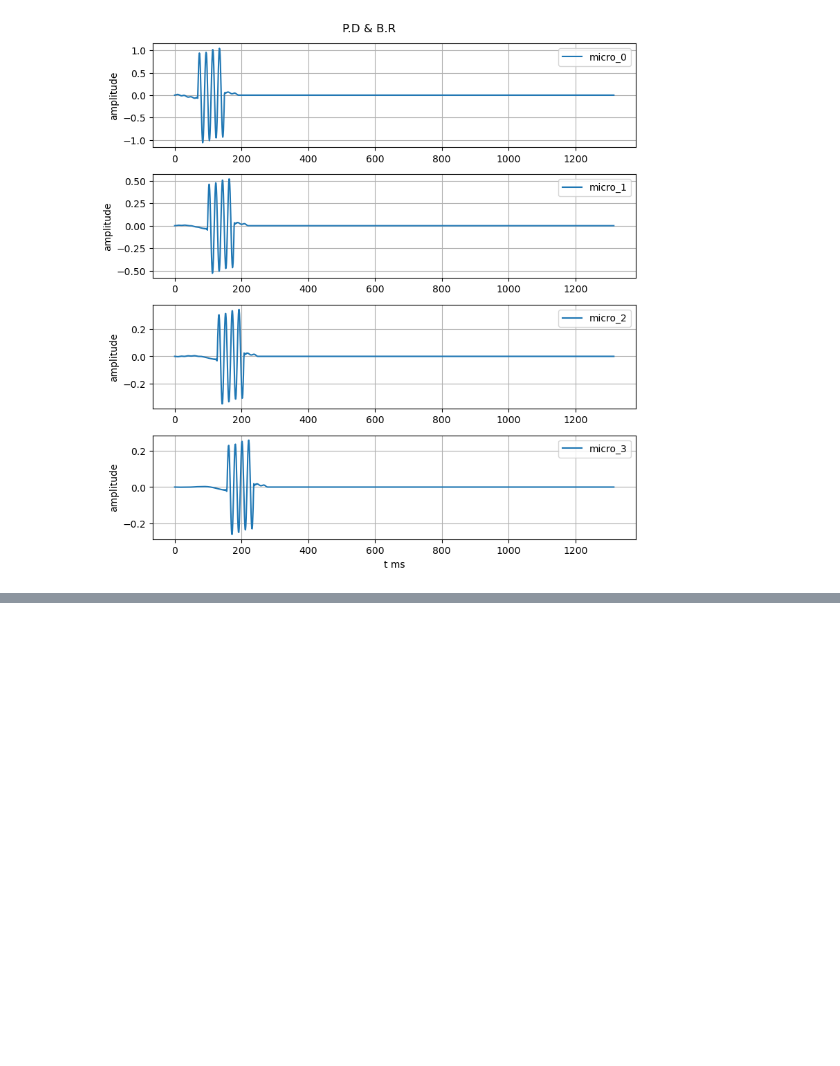
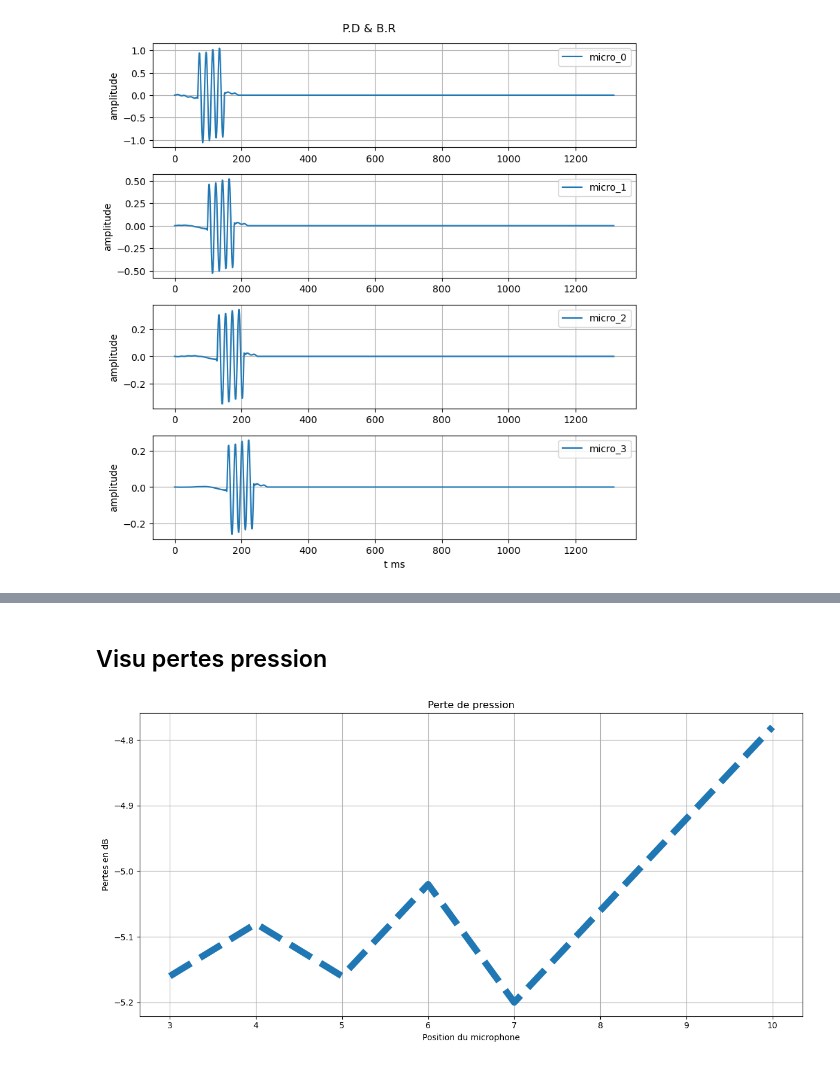
Before and after one commit to PierreDOE/TP2_Acoustics, a Jupyter notebook: Pierre_doe_TP2.ipynb, the cells around one changed output, grey strips where cells are left out. Saved outputs shown, nothing was run; the diff lists cells and outputs as text; code cells hidden in the pictures; blank space fills up the shorter version.

```diff
--- a/Pierre_doe_TP2.ipynb
+++ b/Pierre_doe_TP2.ipynb
@@ -2965,0 +3135,16 @@ room.simulate()
+# %% [markdown]
+## Visu pertes pression
+# %%
+list_pertes_pression = [-20.51, -27.58,  -31.94,  -35.12, -37.62, -43.10]
+list_pertes_pression = [-5.16, -5.08, -5.16,-5.02, -5.20, -4.78 ]
+list_distances = [3,4,5,6,7,10]
+plt.figure(figsize=(12, 6))
+plt.title("Perte de pression")
+plt.plot(list_distances, list_pertes_pression, '--', linewidth = 8 ,label="Pression ")
+plt.xlabel("Position du microphone")
+plt.ylabel("Pertes en dB")
+plt.grid()
+plt.tight_layout()
+plt.show()
+# %% [output]
+[figure, added]
```
Also changed, not shown: parts of 3 cells of this notebook.
